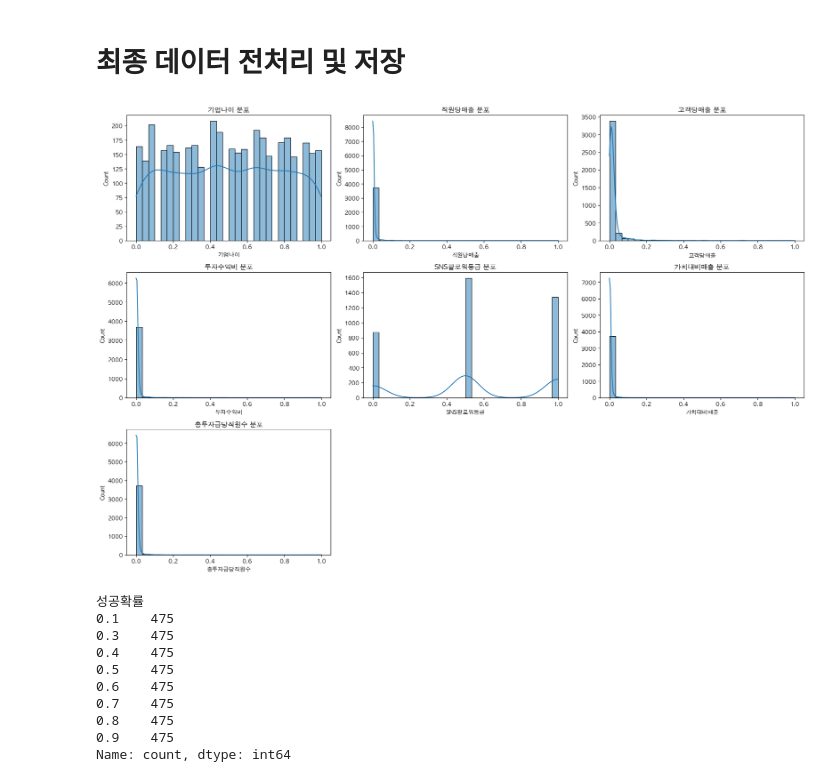
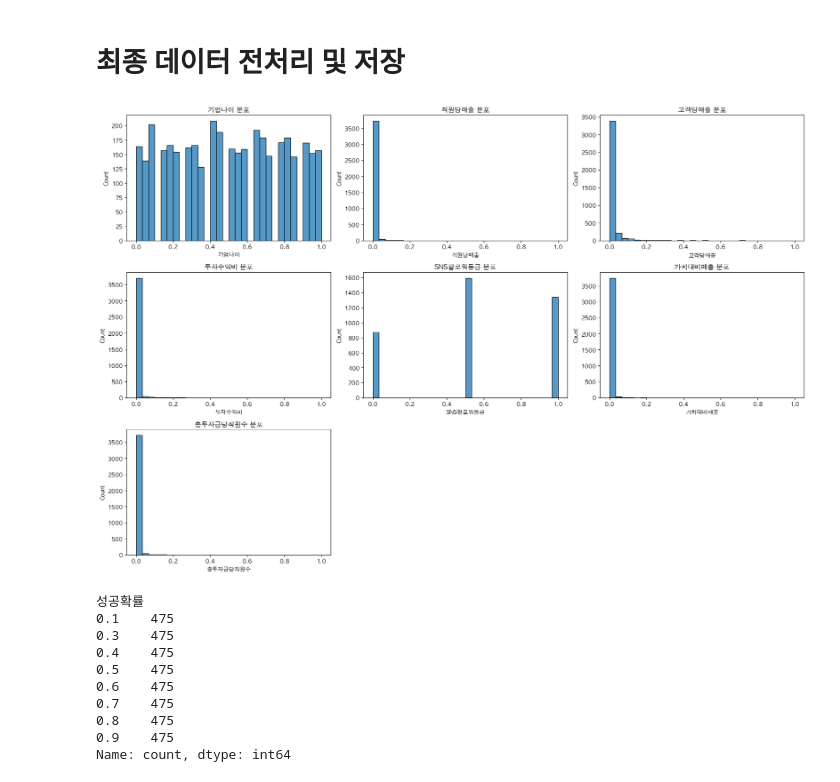
Before and after one commit to kimyoungho010311/Startup_Success_Prediction_Hackathon, a Jupyter notebook: notebooks/Ocean/전처리노트북.ipynb, the cells around one changed output. Saved outputs shown, nothing was run; the diff lists cells and outputs as text; code cells hidden in the pictures.

```diff
--- a/notebooks/Ocean/전처리노트북.ipynb
+++ b/notebooks/Ocean/전처리노트북.ipynb
@@ -276,23 +276,23 @@ train = scaleing(train)
 # %%
 derived_cols = [
     '기업나이',
     '직원당매출',
     '고객당매출',
     '투자수익비',
     'SNS팔로워등급',
     '가치대비매출',
     '총투자금당직원수'
 ]
 
 plt.figure(figsize=(18, 12))
 for i, col in enumerate(derived_cols):
     plt.subplot(3, 3, i+1)
-    sns.histplot(train[col].dropna(), kde=True, bins=30)
+    sns.histplot(train[col].dropna(), kde=False, bins=30)
     plt.title(f'{col} 분포')
 plt.tight_layout()
 plt.show()
 # %% [output]
-[figure, old version]
+[figure, new version]
 # %%
 train['성공확률'].value_counts()
 # %% [output]
```
Also changed, not shown: parts of 1 cell of this notebook, 12 other files.
